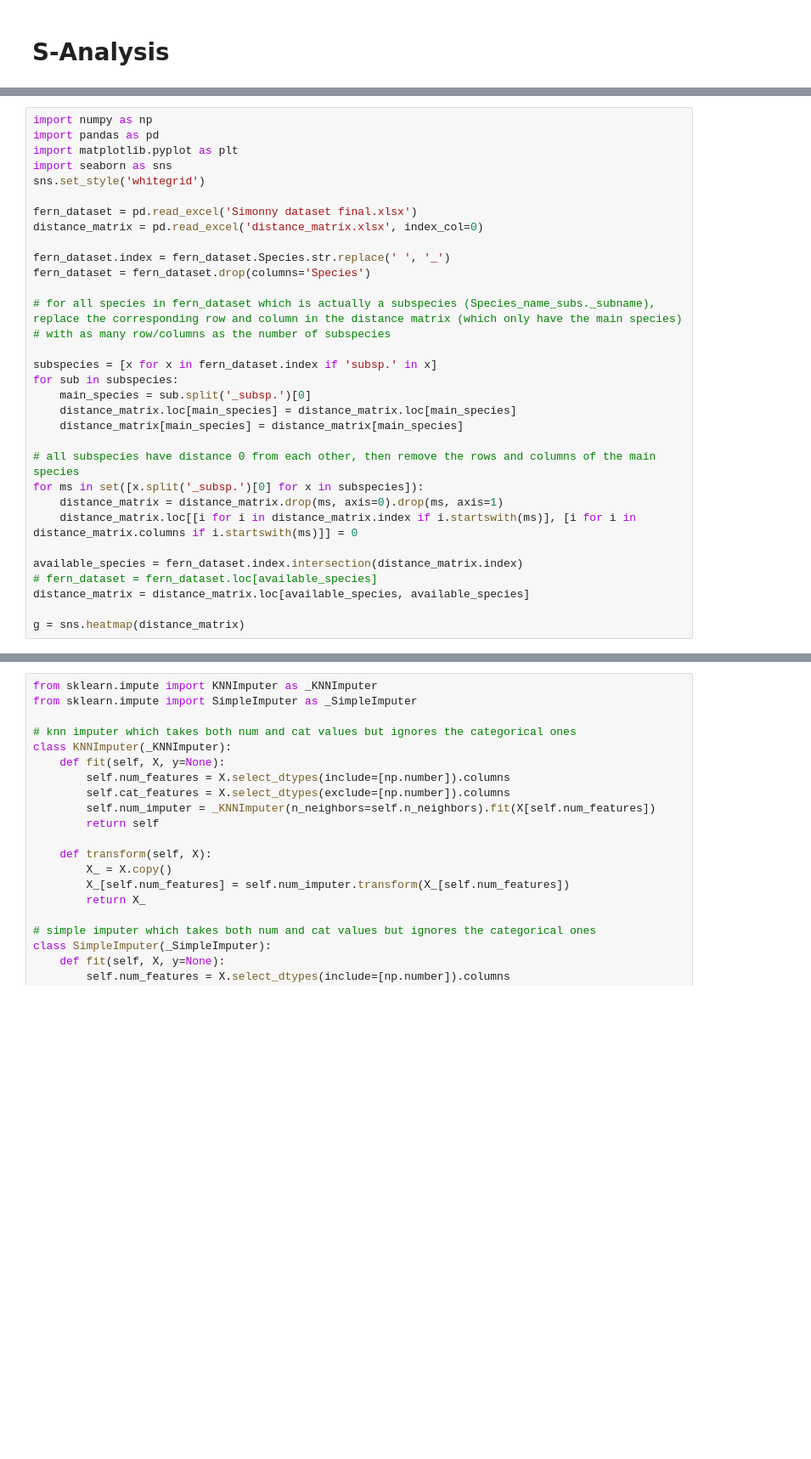
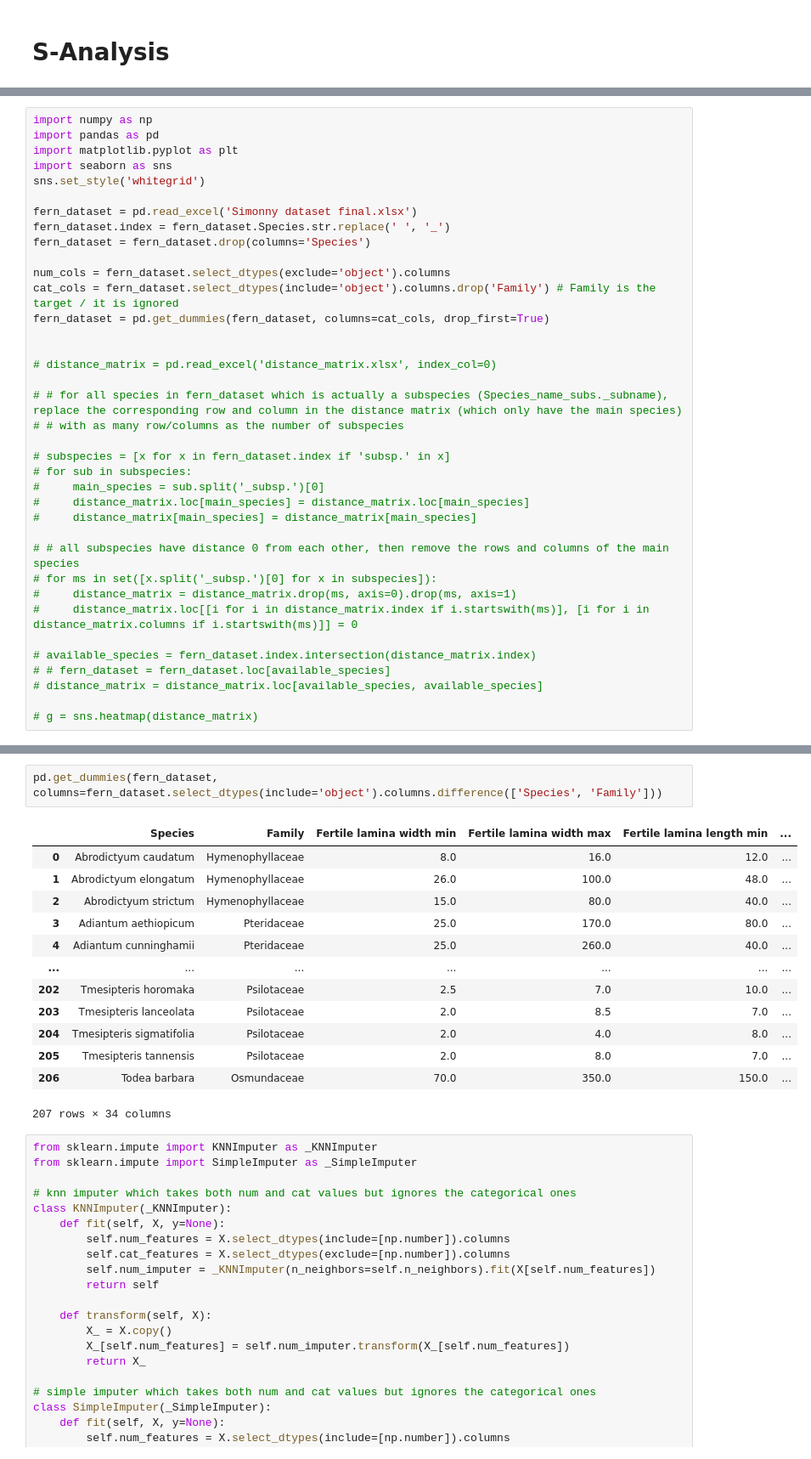
Before and after one commit to simone7monaco/newzeland-plants, a Jupyter notebook: Felci/extractor.ipynb, the cells around one changed output, grey strips where cells are left out. Shown: that part at 85% size. Cells and saved outputs as stored; diff of their text form; blank space fills up the shorter version.

```diff
--- a/Felci/extractor.ipynb
+++ b/Felci/extractor.ipynb
@@ -433,27 +472,32 @@ import seaborn as sns
 sns.set_style('whitegrid')
 
 fern_dataset = pd.read_excel('Simonny dataset final.xlsx')
-distance_matrix = pd.read_excel('distance_matrix.xlsx', index_col=0)
-
 fern_dataset.index = fern_dataset.Species.str.replace(' ', '_')
 fern_dataset = fern_dataset.drop(columns='Species')
 
-# for all species in fern_dataset which is actually a subspecies (Species_name_subs._subname), replace the corresponding row and column in the distance matrix (which only have the main species)
-# with as many row/columns as the number of subspecies
+num_cols = fern_dataset.select_dtypes(exclude='object').columns
+cat_cols = fern_dataset.select_dtypes(include='object').columns.drop('Family') # Family is the target / it is ignored
+fern_dataset = pd.get_dummies(fern_dataset, columns=cat_cols, drop_first=True)
 
-subspecies = [x for x in fern_dataset.index if 'subsp.' in x]
-for sub in subspecies:
-    main_species = sub.split('_subsp.')[0]
-    distance_matrix.loc[main_species] = distance_matrix.loc[main_species]
-    distance_matrix[main_species] = distance_matrix[main_species]
 
-# all subspecies have distance 0 from each other, then remove the rows and columns of the main species
-for ms in set([x.split('_subsp.')[0] for x in subspecies]):
-    distance_matrix = distance_matrix.drop(ms, axis=0).drop(ms, axis=1)
-    distance_matrix.loc[[i for i in distance_matrix.index if i.startswith(ms)], [i for i in distance_matrix.columns if i.startswith(ms)]] = 0
+# distance_matrix = pd.read_excel('distance_matrix.xlsx', index_col=0)
 
-available_species = fern_dataset.index.intersection(distance_matrix.index)
-# fern_dataset = fern_dataset.loc[available_species]
-distance_matrix = distance_matrix.loc[available_species, available_species]
+# # for all species in fern_dataset which is actually a subspecies (Species_name_subs._subname), replace the corresponding row and column in the distance matrix (which only have the main species)
+# # with as many row/columns as the number of subspecies
 
-g = sns.heatmap(distance_matrix)
+# subspecies = [x for x in fern_dataset.index if 'subsp.' in x]
+# for sub in subspecies:
+#     main_species = sub.split('_subsp.')[0]
+#     distance_matrix.loc[main_species] = distance_matrix.loc[main_species]
+#     distance_matrix[main_species] = distance_matrix[main_species]
+
+# # all subspecies have distance 0 from each other, then remove the rows and columns of the main species
+# for ms in set([x.split('_subsp.')[0] for x in subspecies]):
+#     distance_matrix = distance_matrix.drop(ms, axis=0).drop(ms, axis=1)
+#     distance_matrix.loc[[i for i in distance_matrix.index if i.startswith(ms)], [i for i in distance_matrix.columns if i.startswith(ms)]] = 0
+
+# available_species = fern_dataset.index.intersection(distance_matrix.index)
+# # fern_dataset = fern_dataset.loc[available_species]
+# distance_matrix = distance_matrix.loc[available_species, available_species]
+
+# g = sns.heatmap(distance_matrix)
@@ -462,3 +526,19 @@ g = sns.heatmap(distance_matrix)
+# %%
+pd.get_dummies(fern_dataset, columns=fern_dataset.select_dtypes(include='object').columns.difference(['Species', 'Family']))
+# %% [output]
+|  | Species | Family | Fertile lamina width min | Fertile lamina width max | Fertile lamina length min | ... |
+| 0 | Abrodictyum caudatum | Hymenophyllaceae | 8.0 | 16.0 | 12.0 | ... |
+| 1 | Abrodictyum elongatum | Hymenophyllaceae | 26.0 | 100.0 | 48.0 | ... |
+| 2 | Abrodictyum strictum | Hymenophyllaceae | 15.0 | 80.0 | 40.0 | ... |
+| 3 | Adiantum aethiopicum | Pteridaceae | 25.0 | 170.0 | 80.0 | ... |
+| 4 | Adiantum cunninghamii | Pteridaceae | 25.0 | 260.0 | 40.0 | ... |
+| ... | ... | ... | ... | ... | ... | ... |
+| 202 | Tmesipteris horomaka | Psilotaceae | 2.5 | 7.0 | 10.0 | ... |
+| 203 | Tmesipteris lanceolata | Psilotaceae | 2.0 | 8.5 | 7.0 | ... |
+| 204 | Tmesipteris sigmatifolia | Psilotaceae | 2.0 | 4.0 | 8.0 | ... |
+| 205 | Tmesipteris tannensis | Psilotaceae | 2.0 | 8.0 | 7.0 | ... |
+| 206 | Todea barbara | Osmundaceae | 70.0 | 350.0 | 150.0 | ... |
+207 rows × 34 columns
 # %%
 from sklearn.impute import KNNImputer as _KNNImputer
 from sklearn.impute import SimpleImputer as _SimpleImputer
```
Also changed, not shown: parts of 9 cells of this notebook, 2 other files.
